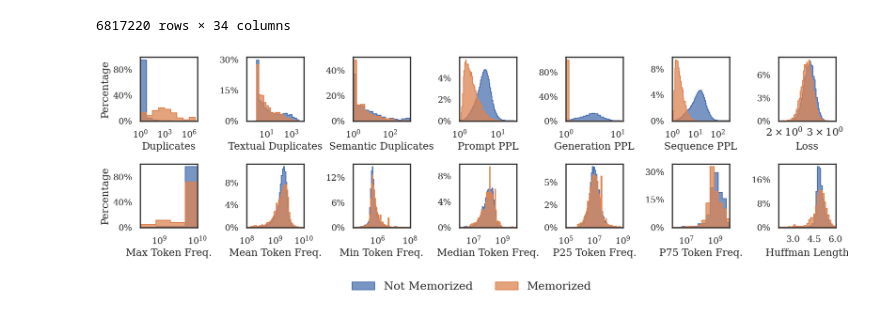
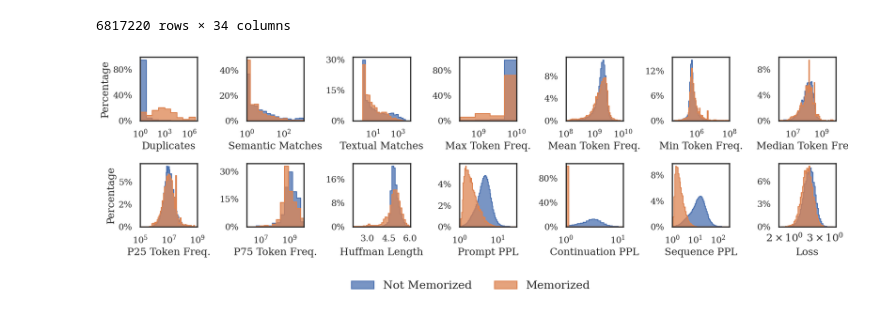
Before and after one commit to EleutherAI/semantic-memorization, a Jupyter notebook: working_dirs/kyle/results_analysis/results_analysis.ipynb, the cells around one changed output. Drawn from its saved outputs; the diff is of its cells as text; code cells hidden in the pictures.

```diff
--- a/working_dirs/kyle/results_analysis/results_analysis.ipynb
+++ b/working_dirs/kyle/results_analysis/results_analysis.ipynb
@@ -468,6 +468,10 @@ axes[3].text(-1.5, 0.16, ".", fontsize=24, transform=trans, ha="center", va="top
 axes[3].text(-1.5, 0.13, ".", fontsize=24, transform=trans, ha="center", va="top")
 axes[3].text(-1.5, 0.09, ".", fontsize=24, transform=trans, ha="center", va="top")
 
+# have a. b. c. d. labels
+char_labels = ["a", "b", "c", "d"]
+for i, ax in enumerate(axes):
+    ax.text(-0.0, 1.05, f"({char_labels[i]})", transform=ax.transAxes, size=14)
 
 # make all the x labels have the same height
 fig.align_xlabels()
@@ -1207,12 +1225,8 @@ max_threshold = {
 }
 name_map = {
     "sequence_duplicates": "Duplicates",
-    "0_8_templates": "Textual Duplicates",
-    "0_8_snowclones": "Semantic Duplicates",
-    "prompt_perplexity": "Prompt PPL",
-    "generation_perplexity": "Generation PPL",
-    "sequence_perplexity": "Sequence PPL",
-    "loss": "Loss",
+    "0_8_snowclones": "Semantic Matches",
+    "0_8_templates": "Textual Matches",
     "max_frequency": "Max Token Freq.",
     "avg_frequency": "Mean Token Freq.",
     "min_frequency": "Min Token Freq.",
@@ -1220,6 +1234,11 @@ name_map = {
     "p25_frequency": "P25 Token Freq.",
     "p75_frequency": "P75 Token Freq.",
     "huffman_coding_length": "Huffman Length",
+    "prompt_perplexity": "Prompt PPL",
+    "generation_perplexity": "Continuation PPL",
+    "sequence_perplexity": "Sequence PPL",
+    "loss": "Loss",
+
 }
 e = 1e-10
 num_rows = 2
@@ -1254,31 +1273,31 @@ for i, split in enumerate(hist_splits):
             axs[i * num_columns + j].set_xlim(min_threshold[fx], max_threshold[fx])
             axs[i * num_columns + j].xaxis.set_major_locator(MaxNLocator(nbins=3))
             axs[i * num_columns + j].yaxis.set_major_locator(MaxNLocator(nbins=3))
 
         elif fx == "loss":
             axs[i * num_columns + j].set_xscale("log")
             axs[i * num_columns + j].yaxis.set_major_formatter(PercentFormatter(xmax=100, decimals=0))
             axs[i * num_columns + j].xaxis.set_major_locator(LogLocator(numticks=3))
             axs[i * num_columns + j].yaxis.set_major_locator(MaxNLocator(nbins=3))
 
         else:
             axs[i * num_columns + j].set_xscale("log")
             axs[i * num_columns + j].yaxis.set_major_formatter(PercentFormatter(xmax=100, decimals=0))
             axs[i * num_columns + j].set_xlim(min_threshold[fx], max_threshold[fx])
             axs[i * num_columns + j].xaxis.set_major_locator(LogLocator(numticks=3))
             axs[i * num_columns + j].yaxis.set_major_locator(MaxNLocator(nbins=3))
 
         axs[i * num_columns + j].tick_params(axis="both", labelsize=14)
         axs[i * num_columns + j].set_xlabel(name_map[fx], fontsize=16)
         if j % num_columns == 0:
             axs[i * num_columns + j].set_ylabel("Percentage", fontsize=16)
         else:
             axs[i * num_columns + j].set_ylabel("")
 
 fig.legend(labels=["Not Memorized", "Memorized"], loc="upper center", bbox_to_anchor=(0.5, -0.005), ncol=2, fontsize=18, frameon=False)
 fig.align_xlabels()
 plt.tight_layout()
 fig.savefig(f"{figures_path}/histograms_percents.pdf", bbox_inches="tight")
 plt.show()
 # %% [output]
-[figure, old version]
+[figure, new version]
```
Also changed, not shown: parts of 2 cells of this notebook, 4 other files.
